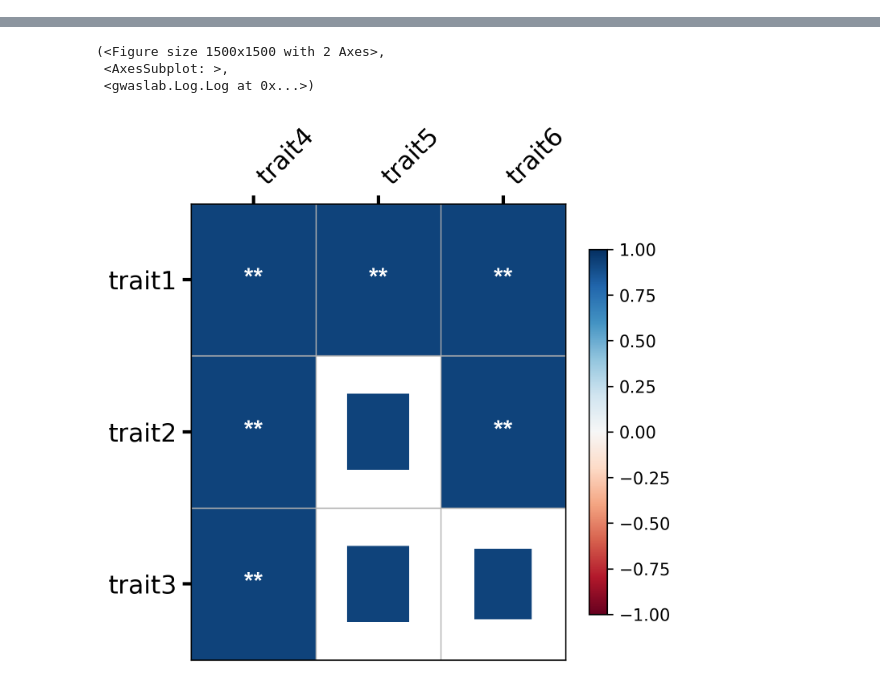
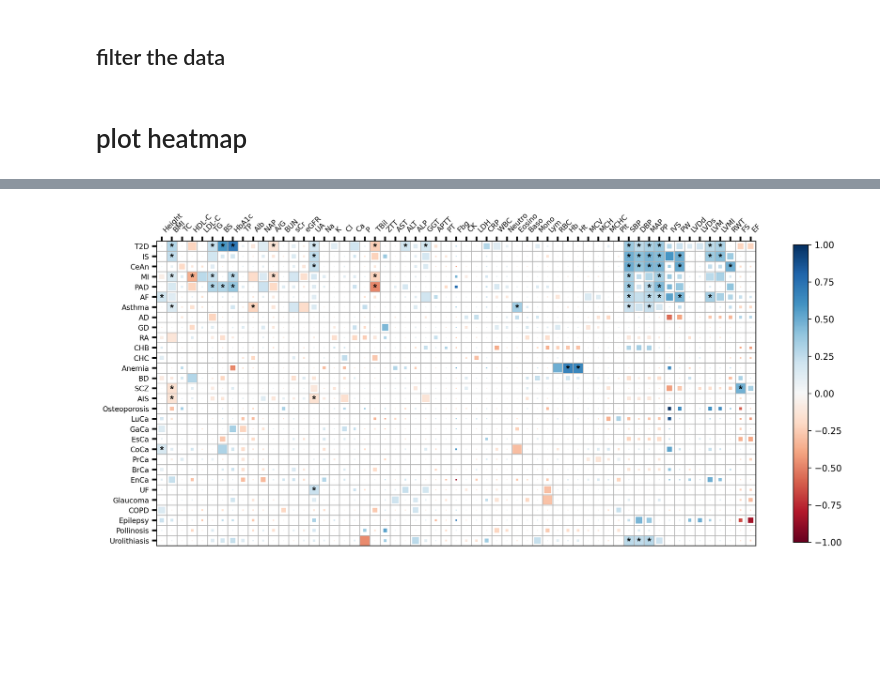
Before and after one commit to Cloufield/gwaslab, a Jupyter notebook: examples/visualization_plot_genetic_correlation.ipynb, the cells around one changed output, grey strips where cells are left out. Saved outputs shown, nothing was run; the diff lists cells and outputs as text; code cells hidden in the pictures; blank space fills up the shorter version.

```diff
--- a/examples/visualization_plot_genetic_correlation.ipynb
+++ b/examples/visualization_plot_genetic_correlation.ipynb
@@ -10,0 +17,3 @@ Loading file 1 :ctldsc.log ...
+# %%
+ldsc = pd.read_csv("toy_data/input_rg.txt",sep="\t")
+ldsc
@@ -10,0 +36,4 @@ Loading file 1 :ctldsc.log ...
+# %%
+trait =  pd.read_csv("toy_data/trait_list.txt",sep="\t")
+trait["order"] = range(len(trait))
+trait
@@ -11,10 +54,28 @@ Loading file 1 :ctldsc.log ...
+# %% [markdown]
+## filter the data
+# %%
+order = trait["TRAIT"].values
+trait_set1 = trait.loc[trait["order"]>=59,"TRAIT"].values
+trait_set2 = trait.loc[trait["order"]<59,"TRAIT"].values
+ldsc = ldsc.loc[((ldsc["p1"].isin(trait_set1))&(ldsc["p2"].isin(trait_set2))) | ((ldsc["p1"].isin(trait_set2))&(ldsc["p2"].isin(trait_set1))),:]
+
+map_dic={order[i]:i+1 for i in range(len(order))}
+key=lambda x:x.map(map_dic)
+# %% [markdown]
+# plot heatmap
 # %%
-gl.plot_rg(ldsc,
-            rganno=True,
-            sig_level=0.05,
-            correction="fdr",
-            figsize=(5,5),
-            colorbarargs={"shrink":0.8},
-            panno_args={"size":15}
+df = gl.plot_rg( ldsc,
+            sig_levels=[0.05],
+            corrections =["non"],
+            p="q",
+            p1="p2",
+            p2="p1",
+            full_cell=("non",0.05),
+            panno_texts=["*"],
+            fig_args={"figsize":(15,15),"dpi":300},
+            colorbar_args={"shrink":0.4},
+            panno_args={"size":12,"c":"black"},fdr_method="i",
+            fontsize=8,
+            sort_key=key
             )
 # %% [output]
@@ -26,4 +97 @@ Tue Jun 13 00:00:08 2023 Plotting...
-(<Figure size 1500x1500 with 2 Axes>,
- <AxesSubplot: >,
- <gwaslab.Log.Log at 0x...>)
-[figure, old version]
+[figure, new version]
```
Also changed, not shown: parts of 9 cells of this notebook, 1 other file.
